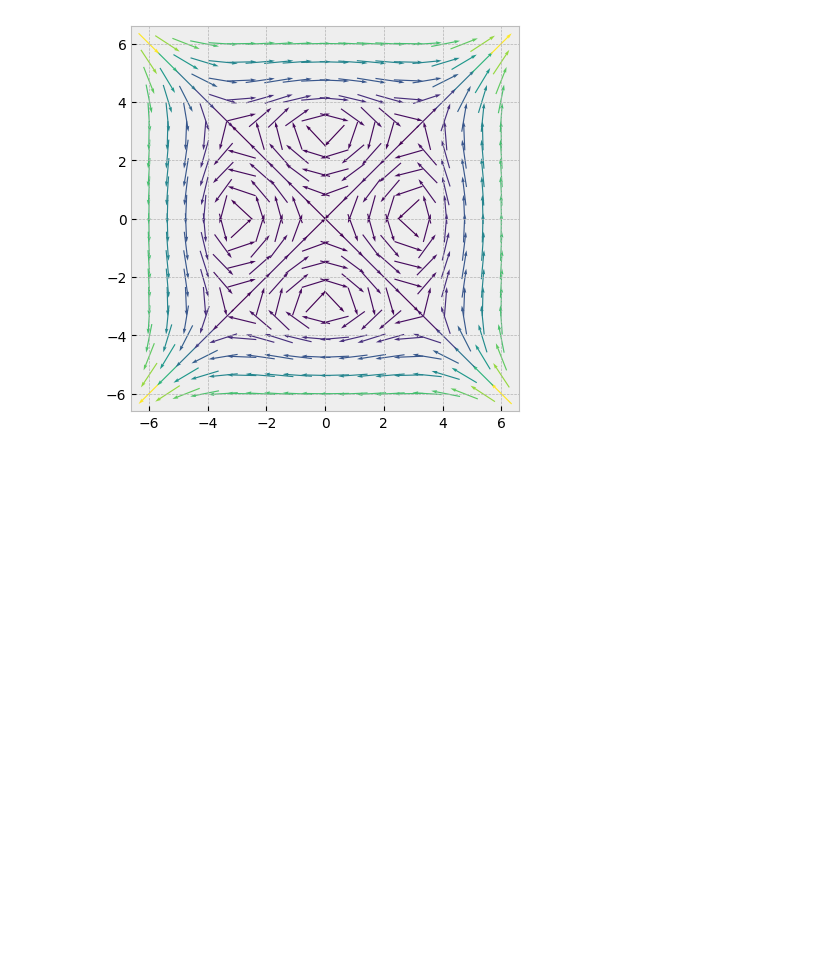
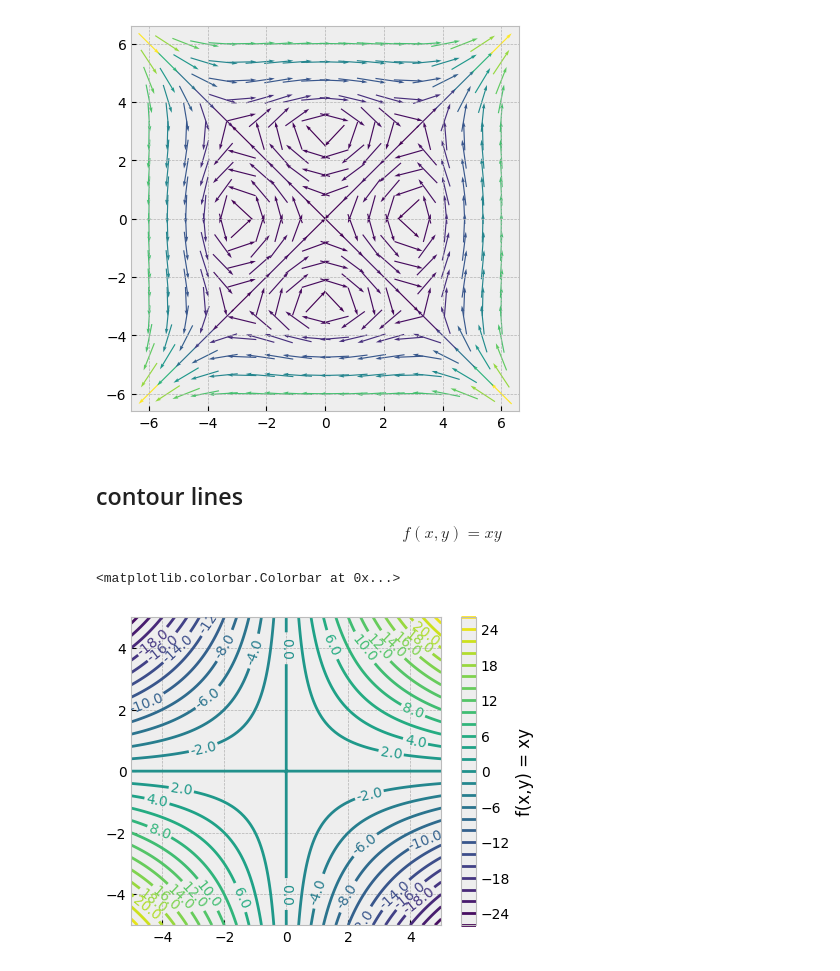
Before and after one commit to prakashjayy/genai, a Jupyter notebook: score/00_vector_field.ipynb, the cells around one changed output. Drawn from its saved outputs; the diff is of its cells as text; code cells hidden in the pictures; blank space fills up the shorter version.

```diff
--- a/score/00_vector_field.ipynb
+++ b/score/00_vector_field.ipynb
@@ -85,3 +85,29 @@ plt.quiver(X, Y, U_norm, V_norm, magnitude, cmap='viridis',
 plt.show()
 # %% [output]
 [figure]
+# %% [markdown]
+## contour lines
+
+$$
+f(x, y) = xy
+$$
+# %%
+# Create a grid of points
+x = np.linspace(-5, 5, 100)
+y = np.linspace(-5, 5, 100)
+X, Y = np.meshgrid(x, y)
+Z = X*Y
+# %%
+fig, ax = plt.subplots(figsize=(5, 4))
+
+# Create contour plot
+contour = ax.contour(X, Y, Z, levels=25, cmap='viridis')
+
+# Add contour labels
+plt.clabel(contour, inline=True, fontsize=10, fmt='%1.1f')
+
+# Add a colorbar
+plt.colorbar(contour, label='f(x,y) = xy')
+# %% [output]
+<matplotlib.colorbar.Colorbar at 0x...>
+[figure, added]
```
Also changed, not shown: parts of 3 cells of this notebook, 1 other file.
